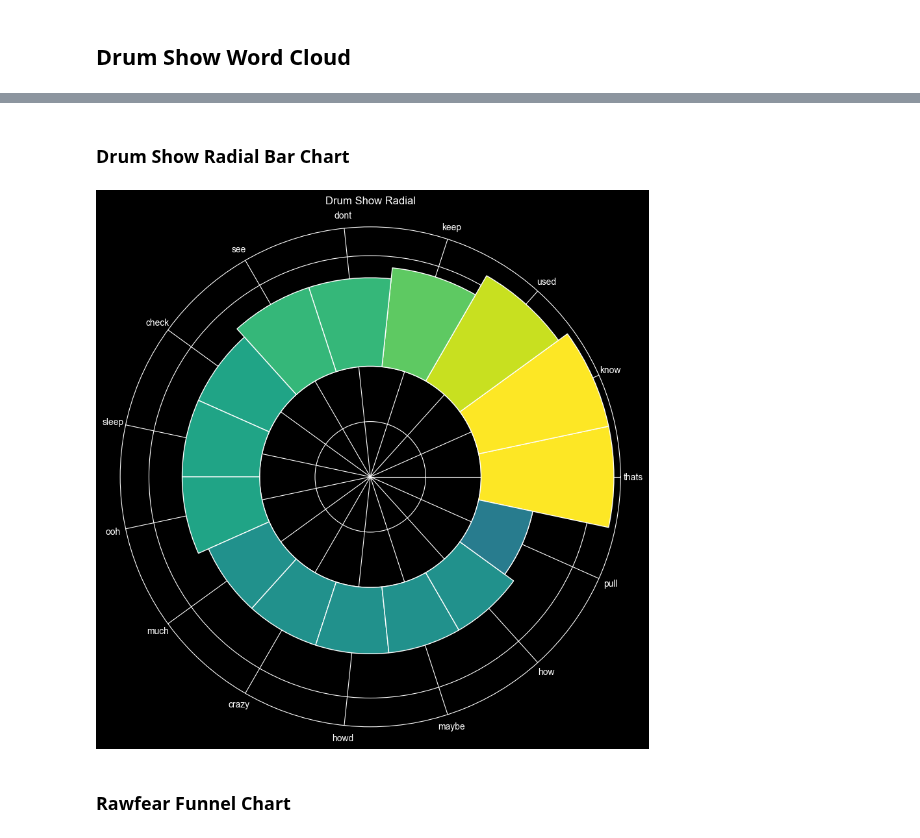
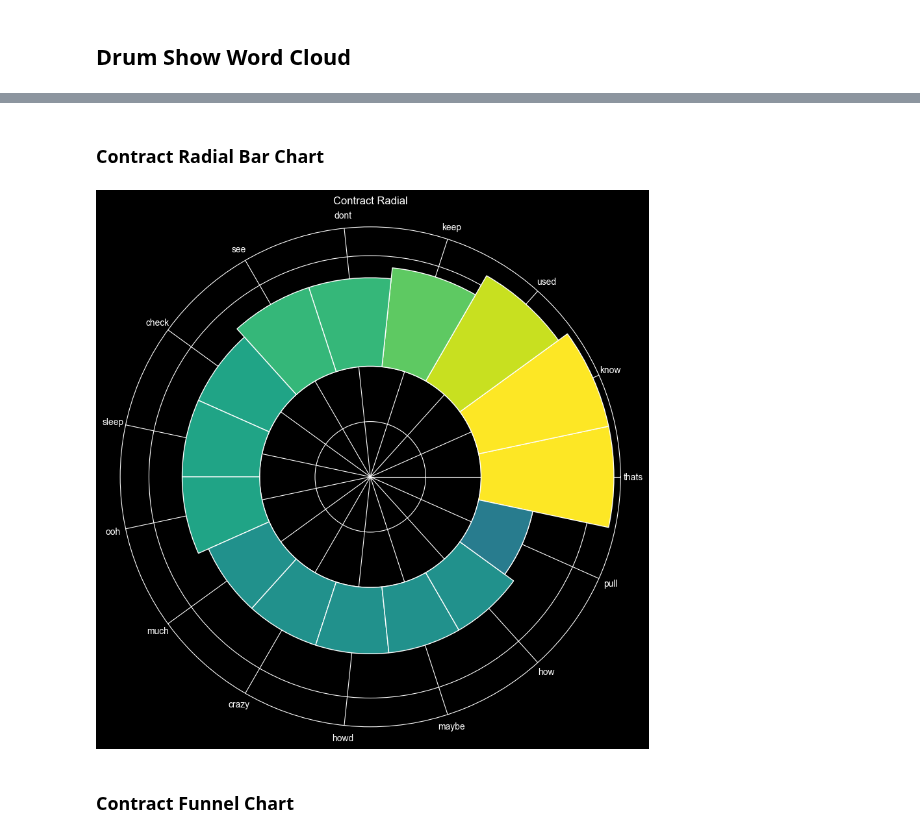
Before and after one commit to MeredithClikkie/torchbearerlab.github.io, a Jupyter notebook: Contract.ipynb, the cells around one changed output, grey strips where cells are left out. Cells and saved outputs as stored; diff of their text form; code cells hidden in the pictures.

```diff
--- a/Contract.ipynb
+++ b/Contract.ipynb
@@ -265,30 +265,30 @@ plt.show()
 # %% [markdown]
-### Drum Show Radial Bar Chart
+### Contract Radial Bar Chart
 # %%
 # Prepare data
 df_counts = pd.DataFrame(counts.most_common(15), columns=['Word', 'Count'])
 n = len(df_counts)
 angles = np.linspace(0, 2 * np.pi, n, endpoint=False)
 widths = [2 * np.pi / n] * n
 
 plt.figure(figsize=(10, 10))
 ax = plt.subplot(111, polar=True)
 
 # Create the bars
 bars = ax.bar(angles, df_counts['Count'], width=widths, bottom=10,
               color=plt.cm.viridis(df_counts['Count'] / df_counts['Count'].max()),
               edgecolor='white')
 
 # Add labels
 ax.set_xticks(angles)
 ax.set_xticklabels(df_counts['Word'], fontsize=10)
 ax.set_yticklabels([]) # Hide radial grid numbers
-plt.title("Drum Show Radial", va='bottom')
+plt.title("Contract Radial", va='bottom')
 plt.show()
 # %% [output]
-[figure, old version]
+[figure, new version]
 # %% [markdown]
-### Rawfear Funnel Chart
+### Contract Funnel Chart
 # %%
 df_counts = pd.DataFrame(counts.most_common(15), columns=['Word', 'Count'])
 
```
Also changed, not shown: parts of 9 cells of this notebook, 1 other file.
